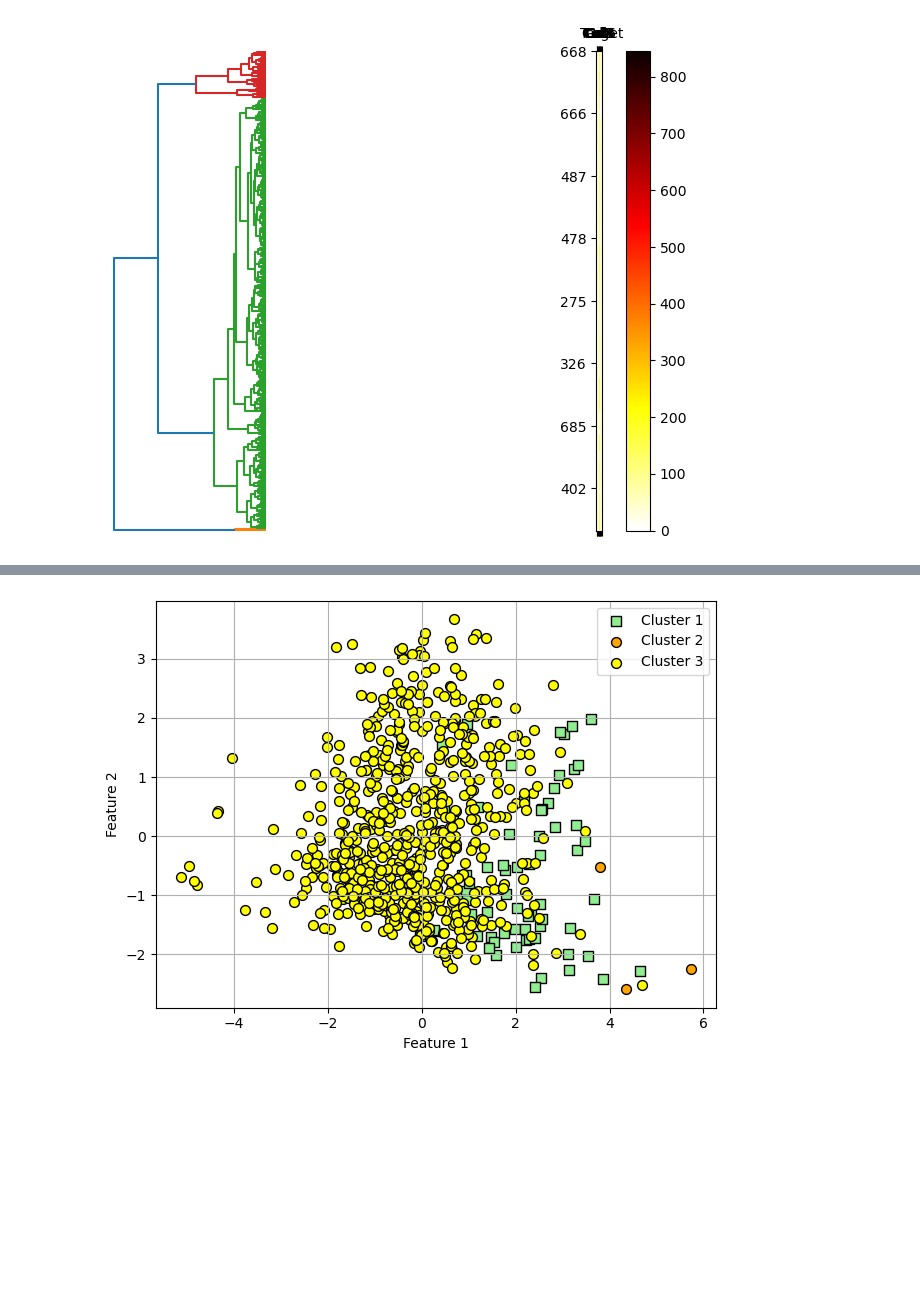
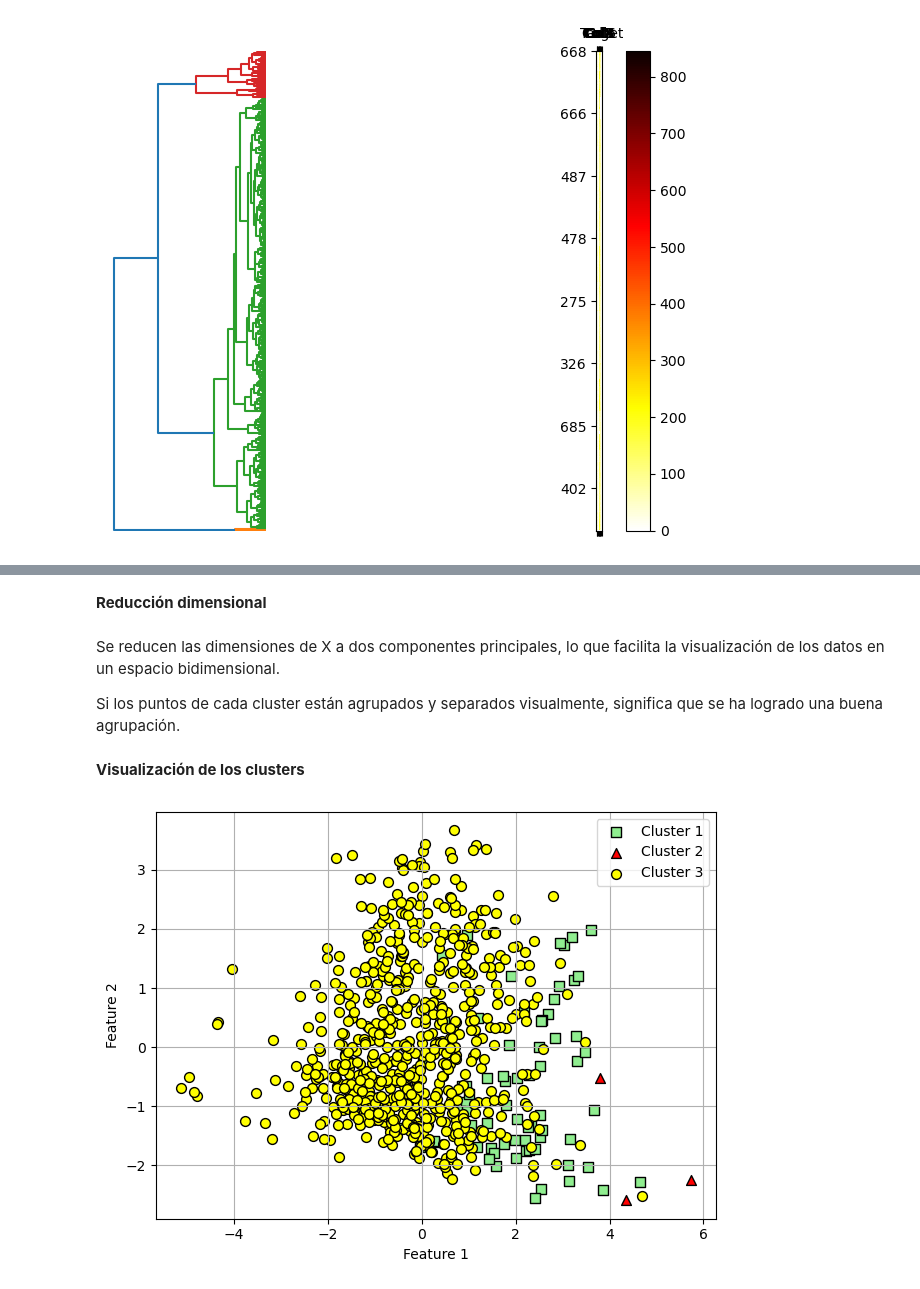
Before and after one commit to aleon2020/AA_2024-2025, a Jupyter notebook: Códigos Libro/ex_final_2024-2025/hierarchical-tree.ipynb, the cells around one changed output, grey strips where cells are left out. Cells and saved outputs as stored; diff of their text form; code cells hidden in the pictures; blank space fills up the shorter version.

```diff
--- a/Códigos Libro/ex_final_2024-2025/hierarchical-tree.ipynb
+++ b/Códigos Libro/ex_final_2024-2025/hierarchical-tree.ipynb
@@ -137,0 +150,6 @@ Cluster labels: [2 2 2 2 2 2 2 2 2 2 2 2 2 2 2 2 2 0 2 2 2 2 2 2 2 2 2 2 2 2 1 2
+# %% [markdown]
+**Reducción dimensional**
+# %% [markdown]
+Se reducen las dimensiones de X a dos componentes principales, lo que facilita la visualización de los datos en un espacio bidimensional.
+
+Si los puntos de cada cluster están agrupados y separados visualmente, significa que se ha logrado una buena agrupación.
@@ -138,39 +160,33 @@ Cluster labels: [2 2 2 2 2 2 2 2 2 2 2 2 2 2 2 2 2 0 2 2 2 2 2 2 2 2 2 2 2 2 1 2
+# %% [markdown]
+**Visualización de los clusters**
 # %%
-sc = StandardScaler()
-X_std = sc.fit_transform(X)
-
-pca = PCA(n_components=2)
-
-X_pca = pca.fit_transform(X_std)
-
+# PCA (Principal Component Analysis)
 plt.scatter(X_pca[labels == 0, 0],
             X_pca[labels == 0, 1],
             s=50, c='lightgreen',
             edgecolor='black',
             marker='s',
             label='Cluster 1')
-
 plt.scatter(X_pca[labels == 1, 0],
             X_pca[labels == 1, 1],
             s=50,
-            c='orange',
+            c='red',
             edgecolor='black',
-            marker='o',
+            marker='^',
             label='Cluster 2')
-
 plt.scatter(X_pca[labels == 2, 0],
             X_pca[labels == 2, 1],
             s=50,
             c='yellow',
             edgecolor='black',
             marker='o',
             label='Cluster 3')
 
 plt.xlabel('Feature 1')
 plt.ylabel('Feature 2')
 plt.legend()
 plt.grid()
 plt.tight_layout()
 plt.show()
 # %% [output]
-[figure, old version]
+[figure, new version]
```
Also changed, not shown: parts of 28 cells of this notebook, 1 other file.
